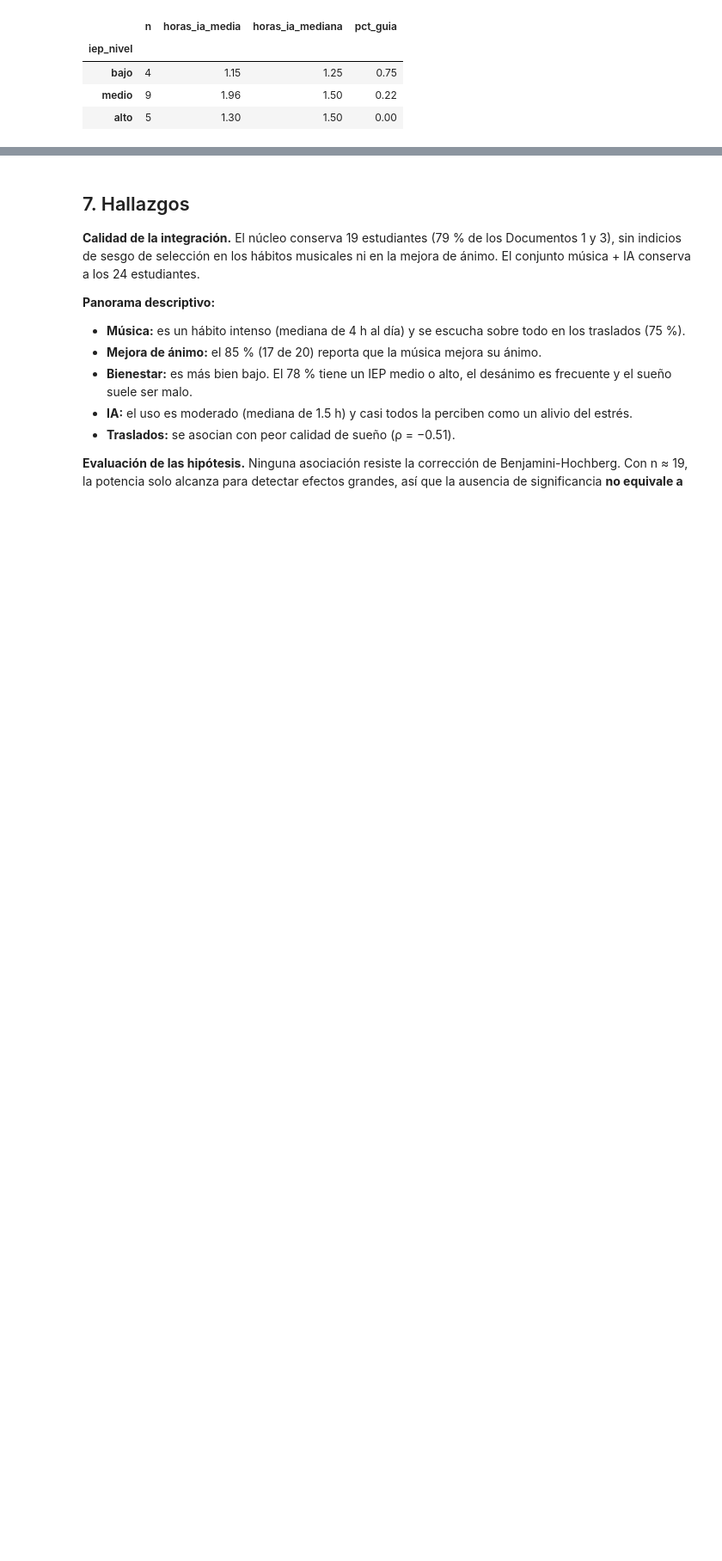
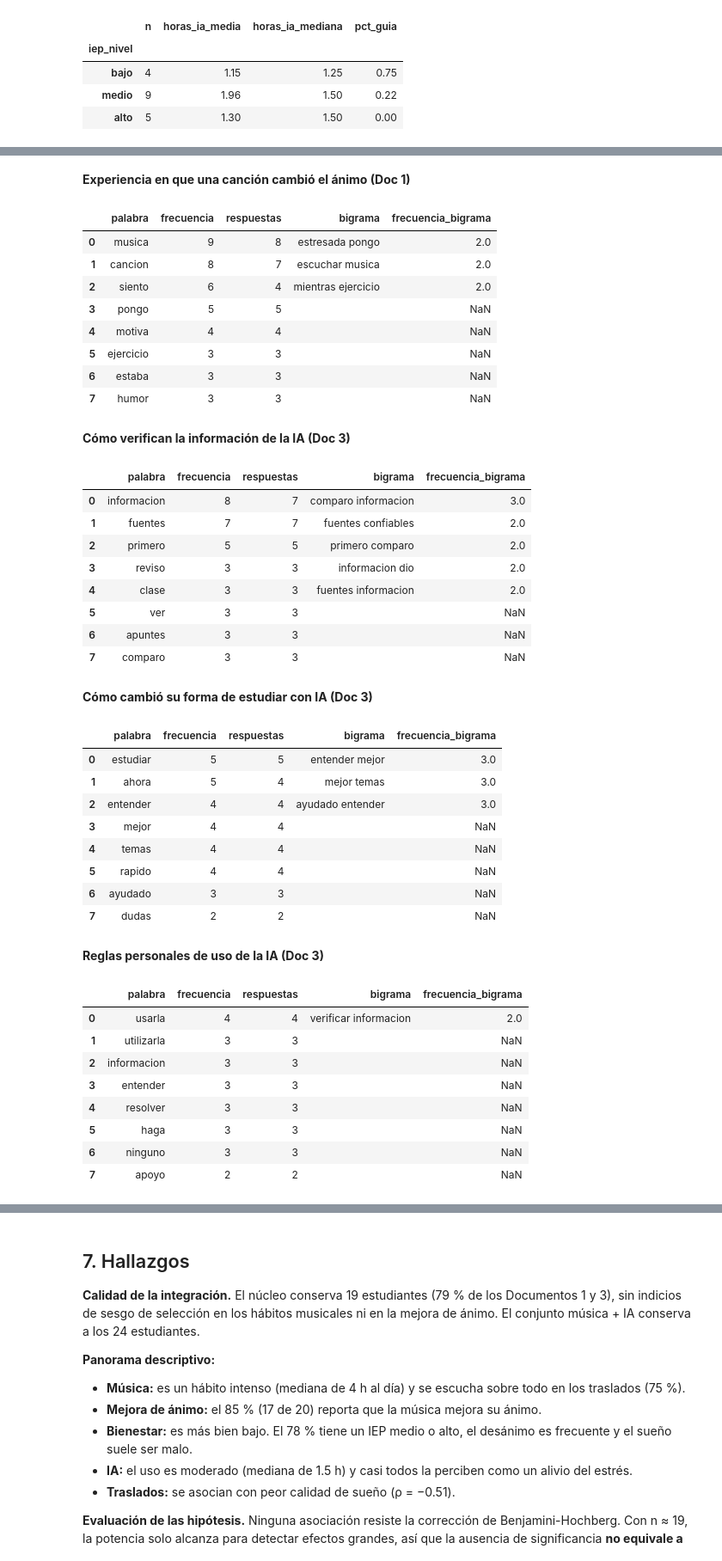
Before and after one commit to 422085764-sys/Datos-Formularios, a Jupyter notebook: notebooks/02_eda.ipynb, the cells around one changed output, grey strips where cells are left out. Shown at 86% size. Cells and saved outputs as stored; diff of their text form; code cells hidden in the pictures; blank space fills up the shorter version.

```diff
--- a/notebooks/02_eda.ipynb
+++ b/notebooks/02_eda.ipynb
@@ -460,0 +486,49 @@ display(k5.reindex(["bajo", "medio", "alto"]).round(2))
+# %%
+# Palabras y bigramas más frecuentes por pregunta abierta
+for col, titulo, df in [("m_experiencia", "Experiencia en que una canción cambió el ánimo (Doc 1)", dfs[1]),
+                        ("ia_verificacion", "Cómo verifican la información de la IA (Doc 3)", dfs[3]),
+                        ("ia_cambio_estudio", "Cómo cambió su forma de estudiar con IA (Doc 3)", dfs[3]),
+                        ("ia_reglas", "Reglas personales de uso de la IA (Doc 3)", dfs[3])]:
+    display(Markdown(f"**{titulo}**"))
+    display(frecuencias(df[col], n=8))
+# %% [output]
+**Experiencia en que una canción cambió el ánimo (Doc 1)**
+|  | palabra | frecuencia | respuestas | bigrama | frecuencia_bigrama |
+| 0 | musica | 9 | 8 | estresada pongo | 2.0 |
+| 1 | cancion | 8 | 7 | escuchar musica | 2.0 |
+| 2 | siento | 6 | 4 | mientras ejercicio | 2.0 |
+| 3 | pongo | 5 | 5 |  | NaN |
+| 4 | motiva | 4 | 4 |  | NaN |
+| 5 | ejercicio | 3 | 3 |  | NaN |
+| 6 | estaba | 3 | 3 |  | NaN |
+| 7 | humor | 3 | 3 |  | NaN |
+**Cómo verifican la información de la IA (Doc 3)**
+|  | palabra | frecuencia | respuestas | bigrama | frecuencia_bigrama |
+| 0 | informacion | 8 | 7 | comparo informacion | 3.0 |
+| 1 | fuentes | 7 | 7 | fuentes confiables | 2.0 |
+| 2 | primero | 5 | 5 | primero comparo | 2.0 |
+| 3 | reviso | 3 | 3 | informacion dio | 2.0 |
+| 4 | clase | 3 | 3 | fuentes informacion | 2.0 |
+| 5 | ver | 3 | 3 |  | NaN |
+| 6 | apuntes | 3 | 3 |  | NaN |
+| 7 | comparo | 3 | 3 |  | NaN |
+**Cómo cambió su forma de estudiar con IA (Doc 3)**
+|  | palabra | frecuencia | respuestas | bigrama | frecuencia_bigrama |
+| 0 | estudiar | 5 | 5 | entender mejor | 3.0 |
+| 1 | ahora | 5 | 4 | mejor temas | 3.0 |
+| 2 | entender | 4 | 4 | ayudado entender | 3.0 |
+| 3 | mejor | 4 | 4 |  | NaN |
+| 4 | temas | 4 | 4 |  | NaN |
+| 5 | rapido | 4 | 4 |  | NaN |
+| 6 | ayudado | 3 | 3 |  | NaN |
+| 7 | dudas | 2 | 2 |  | NaN |
+**Reglas personales de uso de la IA (Doc 3)**
+|  | palabra | frecuencia | respuestas | bigrama | frecuencia_bigrama |
+| 0 | usarla | 4 | 4 | verificar informacion | 2.0 |
+| 1 | utilizarla | 3 | 3 |  | NaN |
+| 2 | informacion | 3 | 3 |  | NaN |
+| 3 | entender | 3 | 3 |  | NaN |
+| 4 | resolver | 3 | 3 |  | NaN |
+| 5 | haga | 3 | 3 |  | NaN |
+| 6 | ninguno | 3 | 3 |  | NaN |
+| 7 | apoyo | 2 | 2 |  | NaN |
```
Also changed, not shown: parts of 4 cells of this notebook, 15 other files.
